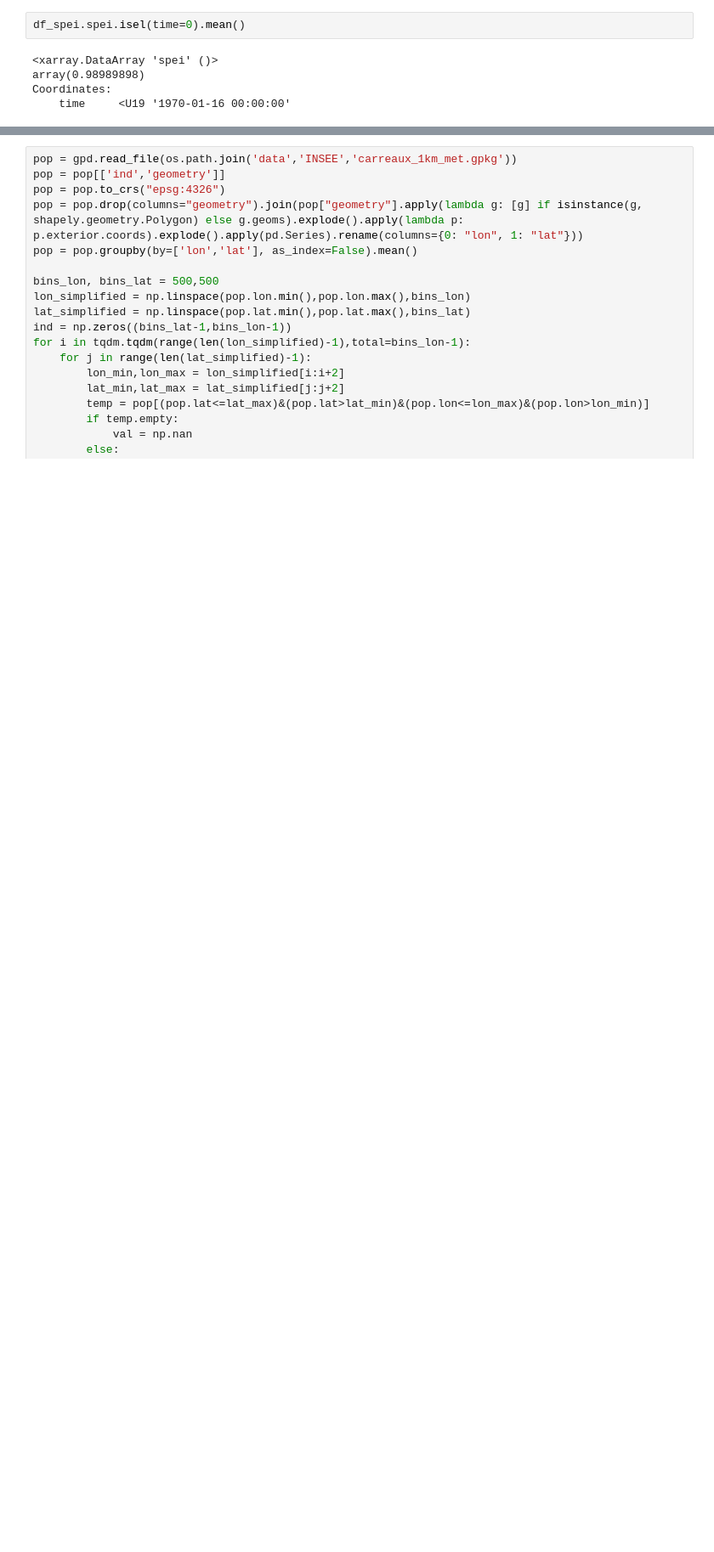
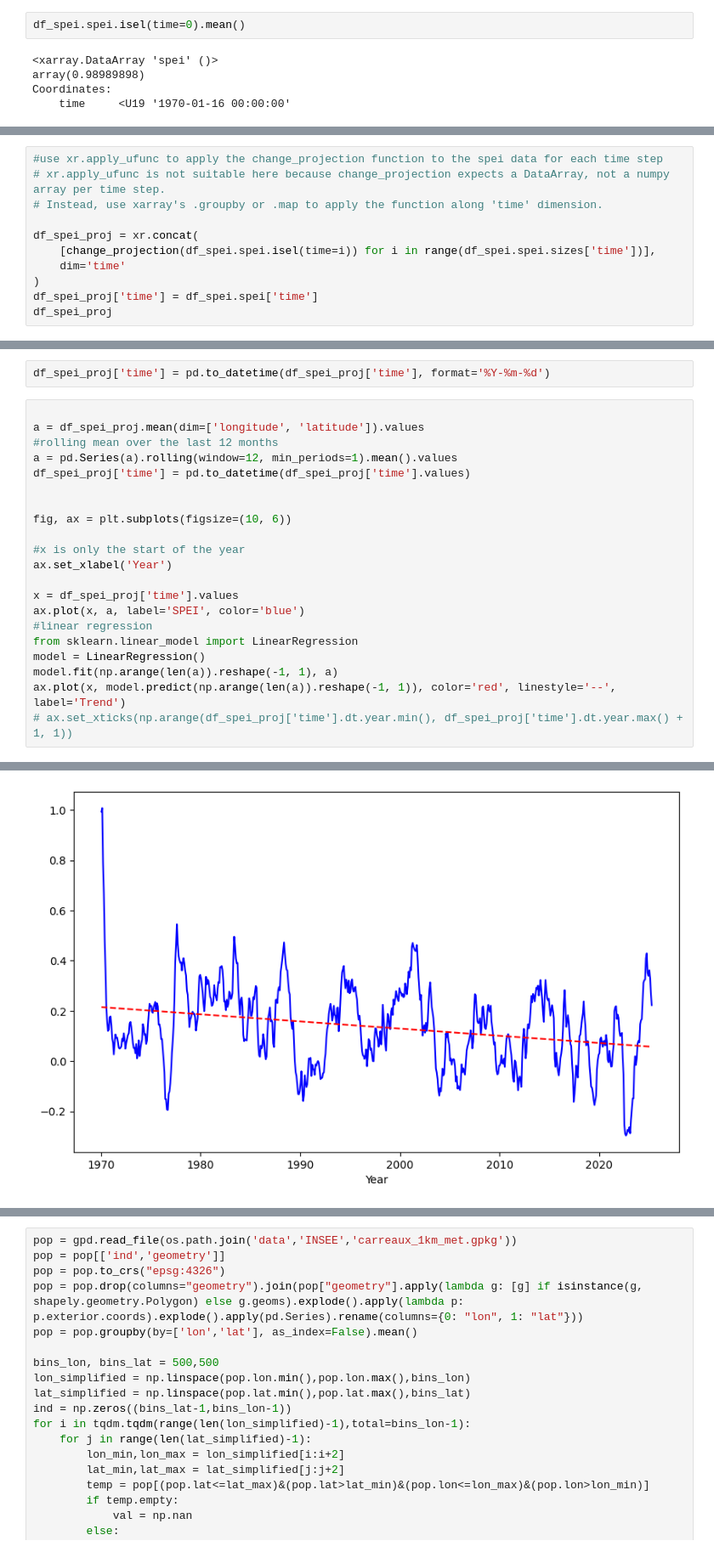
Before and after one commit to colinlenoble/Land-use, a Jupyter notebook: code/rga.ipynb, the cells around one changed output, grey strips where cells are left out. Shown at 85% size. Saved outputs shown, nothing was run; the diff lists cells and outputs as text; blank space fills up the shorter version.

```diff
--- a/code/rga.ipynb
+++ b/code/rga.ipynb
@@ -81,0 +105,11 @@ Coordinates:
+# %%
+#use xr.apply_ufunc to apply the change_projection function to the spei data for each time step
+# xr.apply_ufunc is not suitable here because change_projection expects a DataArray, not a numpy array per time step.
+# Instead, use xarray's .groupby or .map to apply the function along 'time' dimension.
+
+df_spei_proj = xr.concat(
+    [change_projection(df_spei.spei.isel(time=i)) for i in range(df_spei.spei.sizes['time'])],
+    dim='time'
+)
+df_spei_proj['time'] = df_spei.spei['time']
+df_spei_proj
@@ -81,0 +134,24 @@ Coordinates:
+# %%
+df_spei_proj['time'] = pd.to_datetime(df_spei_proj['time'], format='%Y-%m-%d')
+# %%
+
+a = df_spei_proj.mean(dim=['longitude', 'latitude']).values
+#rolling mean over the last 12 months
+a = pd.Series(a).rolling(window=12, min_periods=1).mean().values
+df_spei_proj['time'] = pd.to_datetime(df_spei_proj['time'].values)
+
+
+fig, ax = plt.subplots(figsize=(10, 6))
+
+#x is only the start of the year
+ax.set_xlabel('Year')
+
+x = df_spei_proj['time'].values
+ax.plot(x, a, label='SPEI', color='blue')
+#linear regression
+from sklearn.linear_model import LinearRegression
+model = LinearRegression()
+model.fit(np.arange(len(a)).reshape(-1, 1), a)
+ax.plot(x, model.predict(np.arange(len(a)).reshape(-1, 1)), color='red', linestyle='--', label='Trend')
+# ax.set_xticks(np.arange(df_spei_proj['time'].dt.year.min(), df_spei_proj['time'].dt.year.max() + 1, 1))
+# %% [output]
@@ -82 +159,2 @@ Coordinates:
+[figure, added]
 # %%
```
Also changed, not shown: parts of 8 cells of this notebook, 1 other file.
